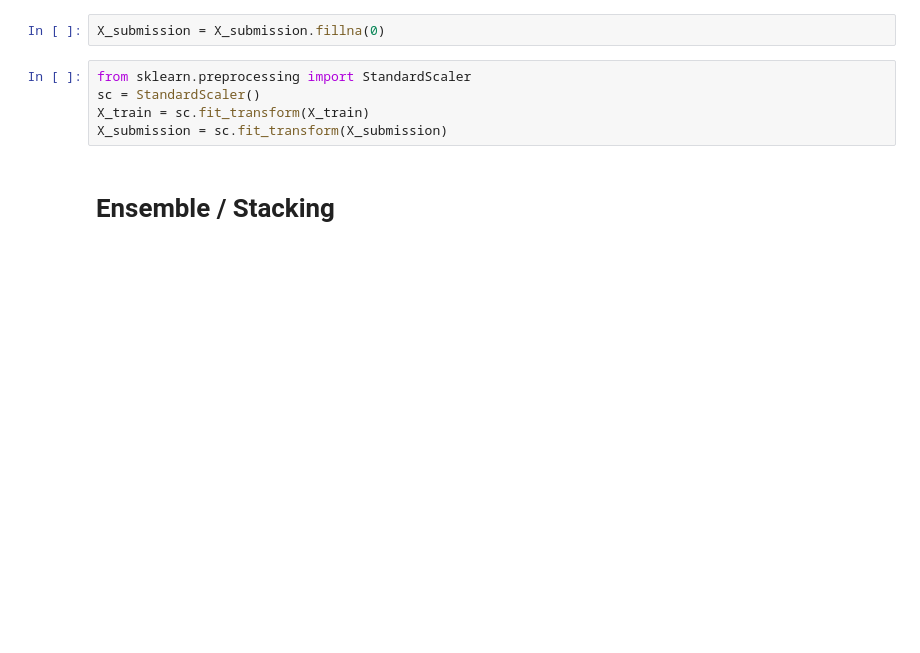
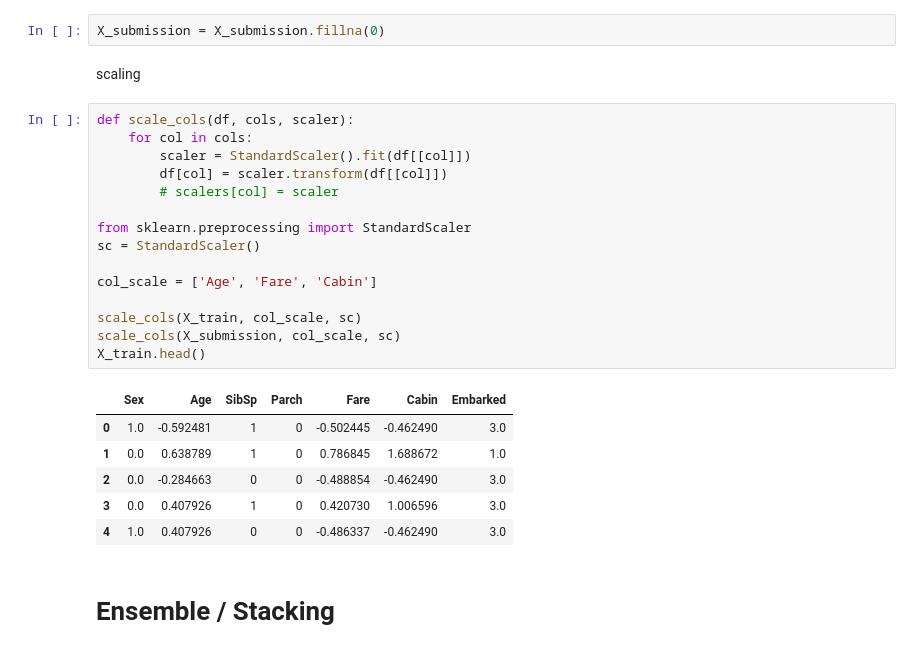
Before and after one commit to mrsalty/notebooks, a Jupyter notebook: titanic-via-ensemble-stacking.ipynb, the cells around one changed output. Saved outputs shown, nothing was run; the diff lists cells and outputs as text; blank space fills up the shorter version.

```diff
--- a/titanic-via-ensemble-stacking.ipynb
+++ b/titanic-via-ensemble-stacking.ipynb
@@ -109,11 +109,30 @@ print(X_submission.head())
 4  1.0  22.0      1      1  12.2875    0.0       3.0
 # %%
 X_submission = X_submission.fillna(0)
-# %%
-from sklearn.preprocessing import StandardScaler
-sc = StandardScaler()
-X_train = sc.fit_transform(X_train)
-X_submission = sc.fit_transform(X_submission)
+# %% [markdown]
+scaling
+# %%
+def scale_cols(df, cols, scaler):
+    for col in cols:
+        scaler = StandardScaler().fit(df[[col]])
+        df[col] = scaler.transform(df[[col]])
+        # scalers[col] = scaler
+
+from sklearn.preprocessing import StandardScaler
+sc = StandardScaler()
+
+col_scale = ['Age', 'Fare', 'Cabin']
+
+scale_cols(X_train, col_scale, sc)
+scale_cols(X_submission, col_scale, sc)
+X_train.head()
+# %% [output]
+|  | Sex | Age | SibSp | Parch | Fare | Cabin | Embarked |
+| 0 | 1.0 | -0.592481 | 1 | 0 | -0.502445 | -0.462490 | 3.0 |
+| 1 | 0.0 | 0.638789 | 1 | 0 | 0.786845 | 1.688672 | 1.0 |
+| 2 | 0.0 | -0.284663 | 0 | 0 | -0.488854 | -0.462490 | 3.0 |
+| 3 | 0.0 | 0.407926 | 1 | 0 | 0.420730 | 1.006596 | 3.0 |
+| 4 | 1.0 | 0.407926 | 0 | 0 | -0.486337 | -0.462490 | 3.0 |
 # %% [markdown]
 # Ensemble / Stacking
 # %%
```
Also changed, not shown: parts of 3 cells of this notebook.
